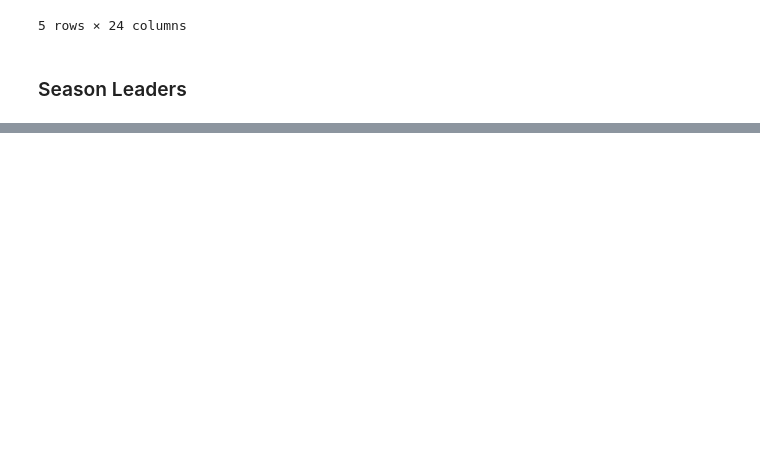
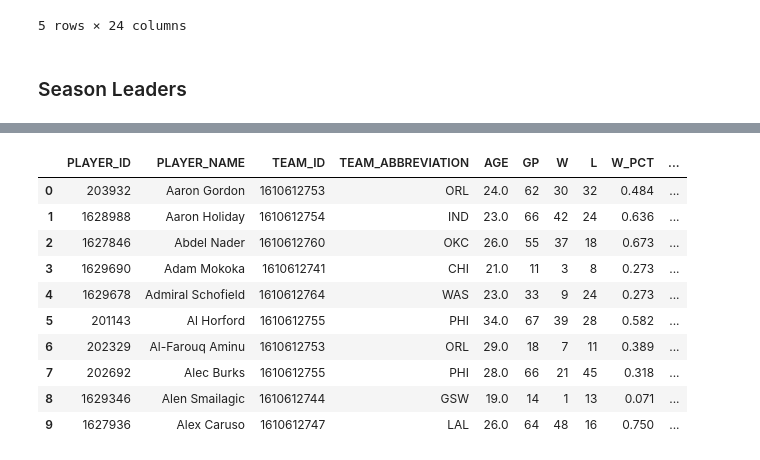
Before and after one commit to mashwinmuthiah/NBA-stats, a Jupyter notebook: NBAWebScrapper.ipynb, the cells around one changed output, grey strips where cells are left out. Drawn from its saved outputs; the diff is of its cells as text; code cells hidden in the pictures; blank space fills up the shorter version.

```diff
--- a/NBAWebScrapper.ipynb
+++ b/NBAWebScrapper.ipynb
@@ -548,7 +548,7 @@ params = (
     ('TwoWay', '0'),
     ('VsConference',''),
     ('VsDivision',''),
-    ('Weight','')
+    ('Weight',''))
 
 response = requests.get('https://stats.nba.com/stats/leaguedashplayerstats', headers=headers, params=params)
 
@@ -560,0 +560,11 @@ SyntaxError: invalid syntax (<ipython-input-3-1e0b68a18ec2>, line 54)
+|  | PLAYER_ID | PLAYER_NAME | TEAM_ID | TEAM_ABBREVIATION | AGE | GP | W | L | W_PCT | ... |
+| 0 | 203932 | Aaron Gordon | 1610612753 | ORL | 24.0 | 62 | 30 | 32 | 0.484 | ... |
+| 1 | 1628988 | Aaron Holiday | 1610612754 | IND | 23.0 | 66 | 42 | 24 | 0.636 | ... |
+| 2 | 1627846 | Abdel Nader | 1610612760 | OKC | 26.0 | 55 | 37 | 18 | 0.673 | ... |
+| 3 | 1629690 | Adam Mokoka | 1610612741 | CHI | 21.0 | 11 | 3 | 8 | 0.273 | ... |
+| 4 | 1629678 | Admiral Schofield | 1610612764 | WAS | 23.0 | 33 | 9 | 24 | 0.273 | ... |
+| 5 | 201143 | Al Horford | 1610612755 | PHI | 34.0 | 67 | 39 | 28 | 0.582 | ... |
+| 6 | 202329 | Al-Farouq Aminu | 1610612753 | ORL | 29.0 | 18 | 7 | 11 | 0.389 | ... |
+| 7 | 202692 | Alec Burks | 1610612755 | PHI | 28.0 | 66 | 21 | 45 | 0.318 | ... |
+| 8 | 1629346 | Alen Smailagic | 1610612744 | GSW | 19.0 | 14 | 1 | 13 | 0.071 | ... |
+| 9 | 1627936 | Alex Caruso | 1610612747 | LAL | 26.0 | 64 | 48 | 16 | 0.750 | ... |
```
Also changed, not shown: parts of 1 cell of this notebook, 9 other files.
